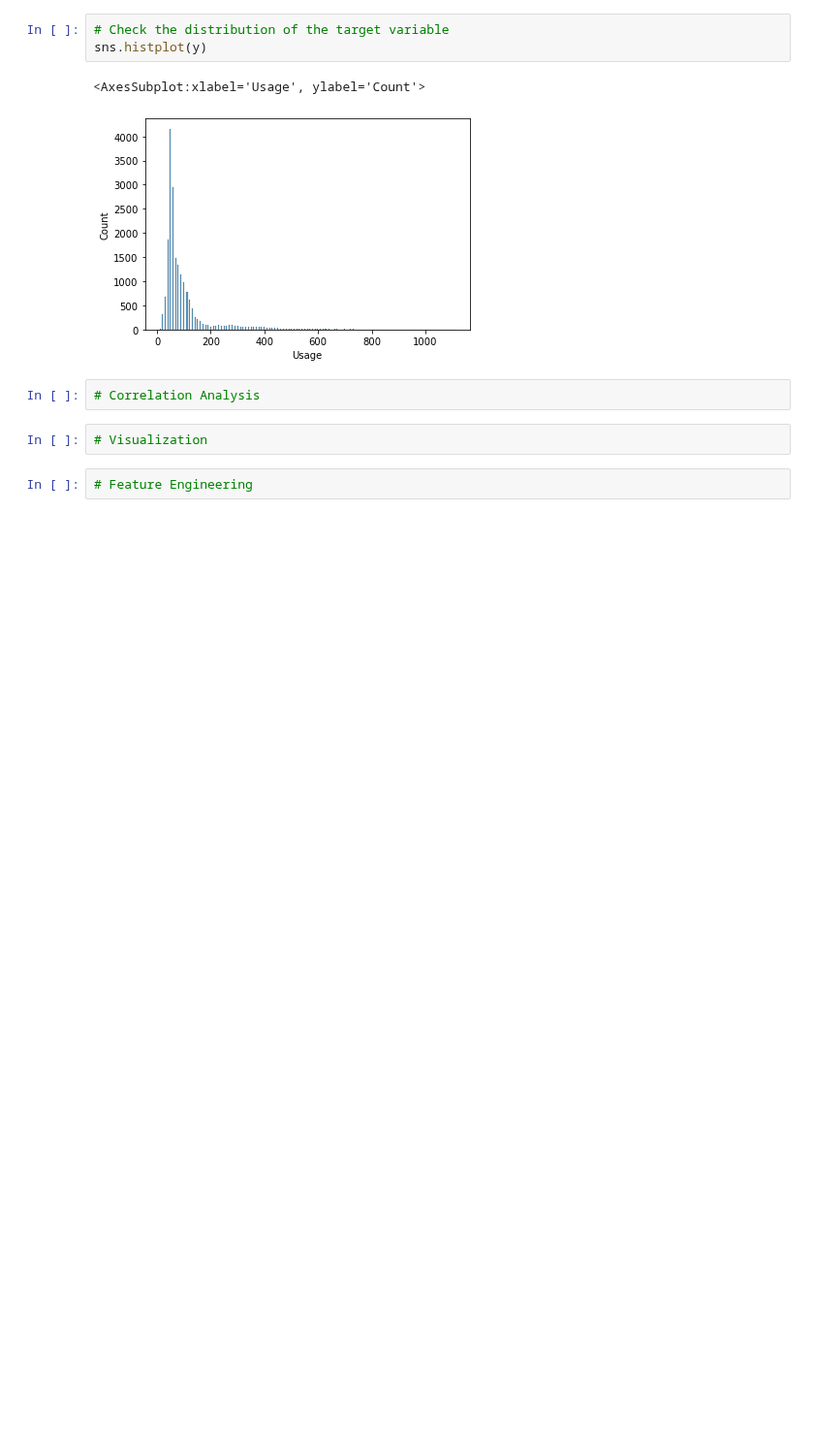
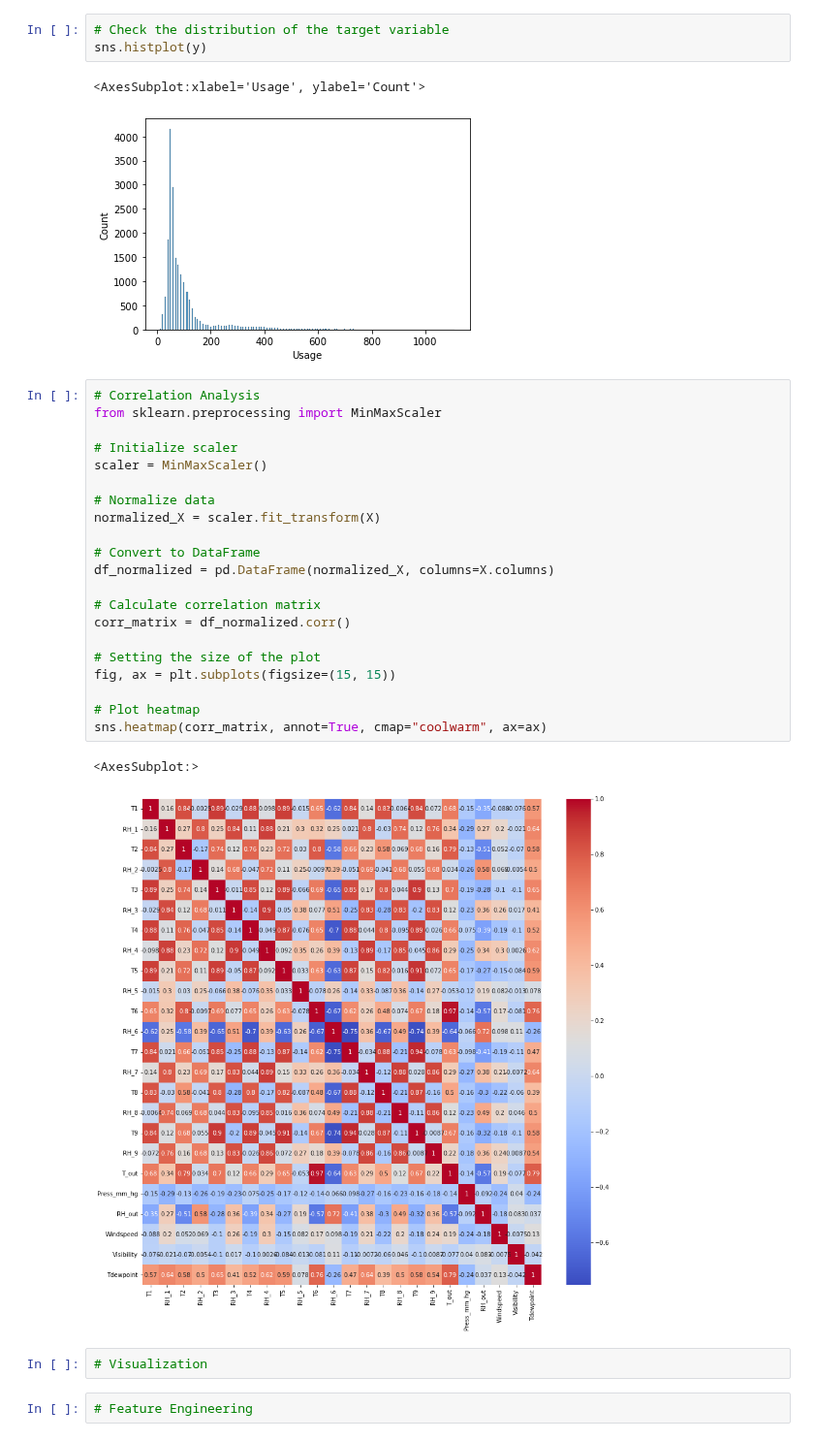
Before and after one commit to wanjulek/ML-Regression-Project, a Jupyter notebook: Main.ipynb, the cells around one changed output. Shown at 97% size. Drawn from its saved outputs; the diff is of its cells as text; blank space fills up the shorter version.

Commit message:
Added correlation plot

```diff
--- a/Main.ipynb
+++ b/Main.ipynb
@@ -53,8 +103,30 @@ sns.histplot(y)
 # %% [output]
 <AxesSubplot:xlabel='Usage', ylabel='Count'>
 [figure]
-# %%
-# Correlation Analysis
+# %%
+# Correlation Analysis
+from sklearn.preprocessing import MinMaxScaler
+
+# Initialize scaler
+scaler = MinMaxScaler()
+
+# Normalize data
+normalized_X = scaler.fit_transform(X)
+
+# Convert to DataFrame
+df_normalized = pd.DataFrame(normalized_X, columns=X.columns)
+
+# Calculate correlation matrix
+corr_matrix = df_normalized.corr()
+
+# Setting the size of the plot
+fig, ax = plt.subplots(figsize=(15, 15))
+
+# Plot heatmap
+sns.heatmap(corr_matrix, annot=True, cmap="coolwarm", ax=ax)
+# %% [output]
+<AxesSubplot:>
+[figure, added]
 # %%
 # Visualization
 # %%
```
Also changed, not shown: parts of 4 cells of this notebook.
